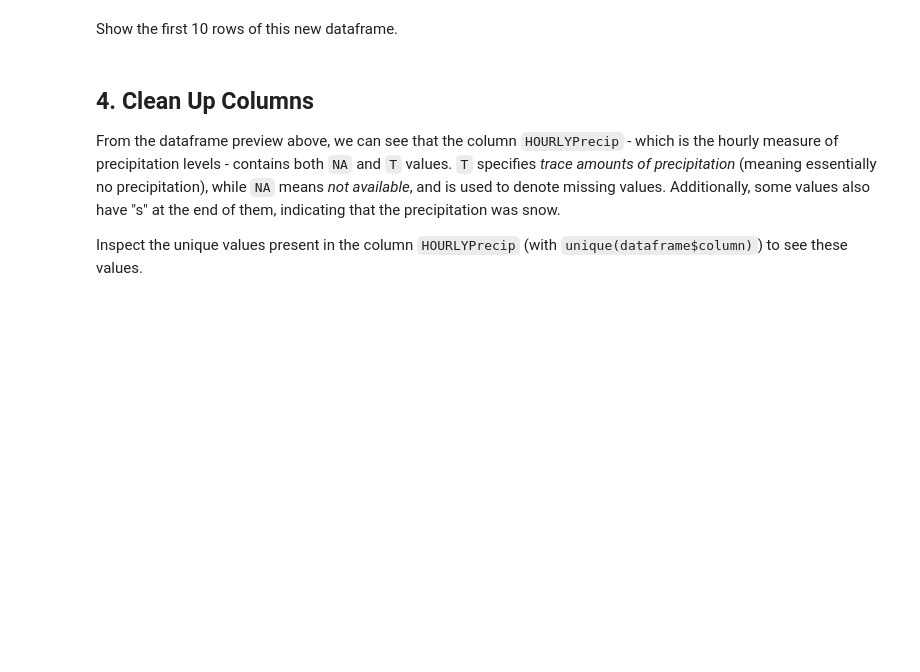
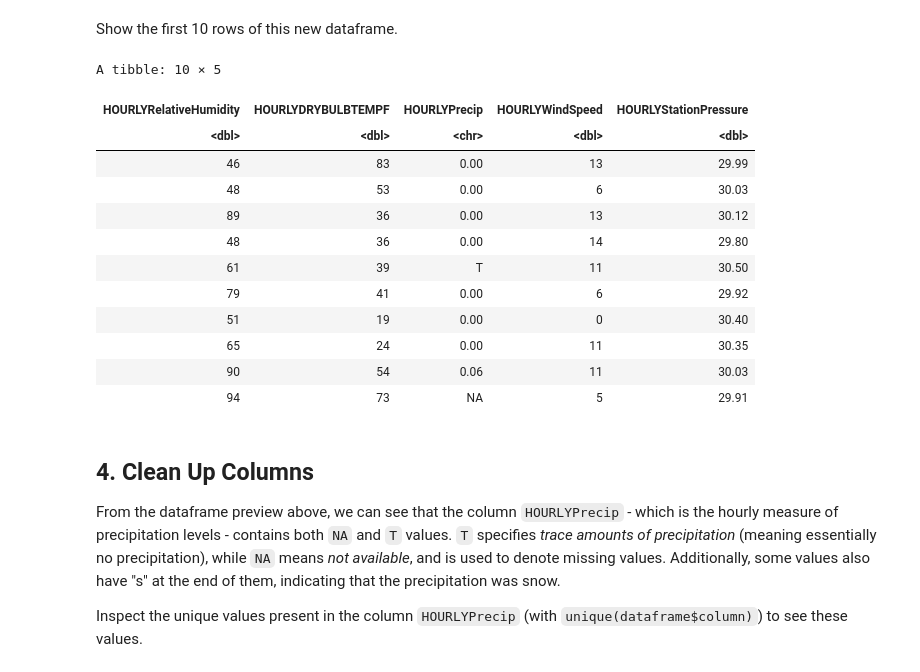
Before and after one commit to hublun/Bayesian_Aggregation_Average_Data, a Jupyter notebook: coursera/IBM-DS-with-R-2-Data-Analysis-with-R.ipynb, the cells around one changed output. Drawn from its saved outputs; the diff is of its cells as text; code cells hidden in the pictures; blank space fills up the shorter version.

```diff
--- a/coursera/IBM-DS-with-R-2-Data-Analysis-with-R.ipynb
+++ b/coursera/IBM-DS-with-R-2-Data-Analysis-with-R.ipynb
@@ -116,7 +116,7 @@ Warning message in untar2(tarfile, files, list, exdir, restore_times):
 ## 2. Extract and Read into Project
 We start by reading in the raw dataset. You should specify the file name as "noaa-weather-sample-data/jfk_weather_sample.csv".
 # %%
-jfk_df <- read_csv("noaa-weather-sample-data/jfk_weather_sample.csv")
+jfk_precip_df0 <- read_csv("noaa-weather-sample-data/jfk_weather_sample.csv")
 # %% [output]
 Rows: 5727 Columns: 9
 ── Column specification ────────────────────────────────────────────────────────
@@ -181,8 +181,27 @@ Data Glossary:
 - 'HOURLYStationPressure' is the atmospheric pressure observed at the station during the time of observation. Given in inches of Mercury (in Hg).
 
 `Select` those five columns and store the modified dataframe as a new variable.
+# %%
+jfk_precip_df1 <- jfk_precip_df0 %>%
+select(HOURLYRelativeHumidity, HOURLYDRYBULBTEMPF, HOURLYPrecip, HOURLYWindSpeed, HOURLYStationPressure  )
 # %% [markdown]
 Show the first 10 rows of this new dataframe.
+# %%
+head(jfk_precip_df1, 10)
+# %% [output]
+A tibble: 10 × 5
+| HOURLYRelativeHumidity | HOURLYDRYBULBTEMPF | HOURLYPrecip | HOURLYWindSpeed | HOURLYStationPressure |
+| <dbl> | <dbl> | <chr> | <dbl> | <dbl> |
+| 46 | 83 | 0.00 | 13 | 29.99 |
+| 48 | 53 | 0.00 | 6 | 30.03 |
+| 89 | 36 | 0.00 | 13 | 30.12 |
+| 48 | 36 | 0.00 | 14 | 29.80 |
+| 61 | 39 | T | 11 | 30.50 |
+| 79 | 41 | 0.00 | 6 | 29.92 |
+| 51 | 19 | 0.00 | 0 | 30.40 |
+| 65 | 24 | 0.00 | 11 | 30.35 |
+| 90 | 54 | 0.06 | 11 | 30.03 |
+| 94 | 73 | NA | 5 | 29.91 |
 # %% [markdown]
 <a id="cell4"></a>
 ## 4. Clean Up Columns
```
Also changed, not shown: parts of 8 cells of this notebook, 1 other file.
